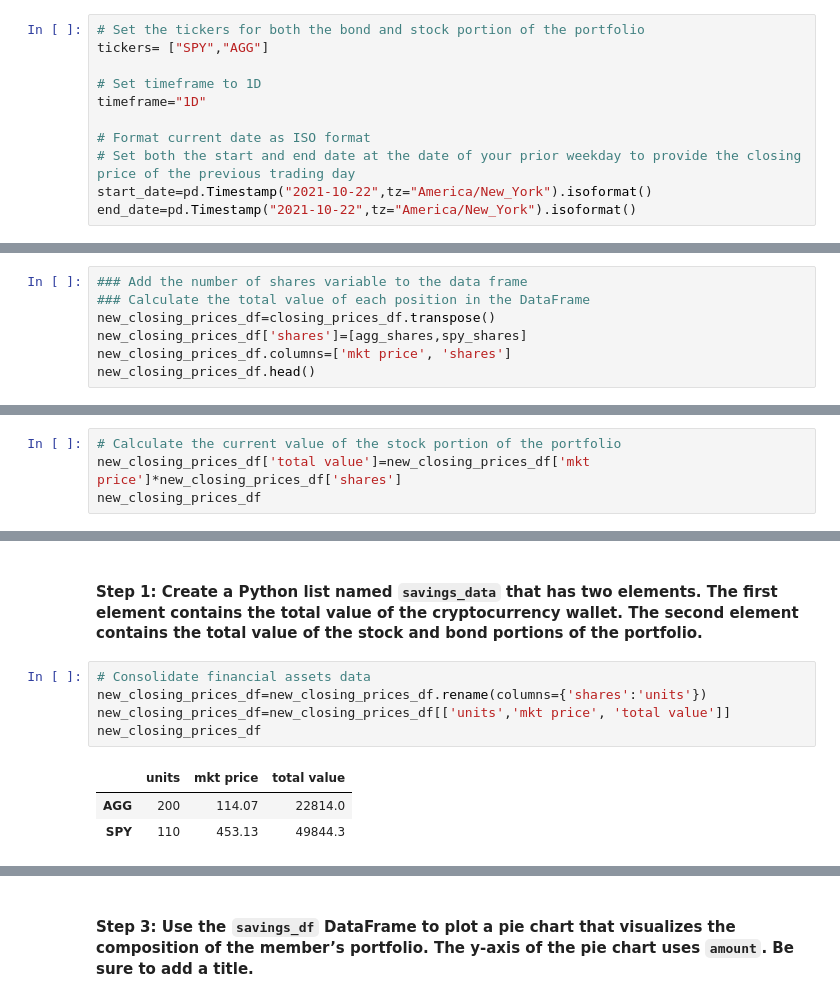
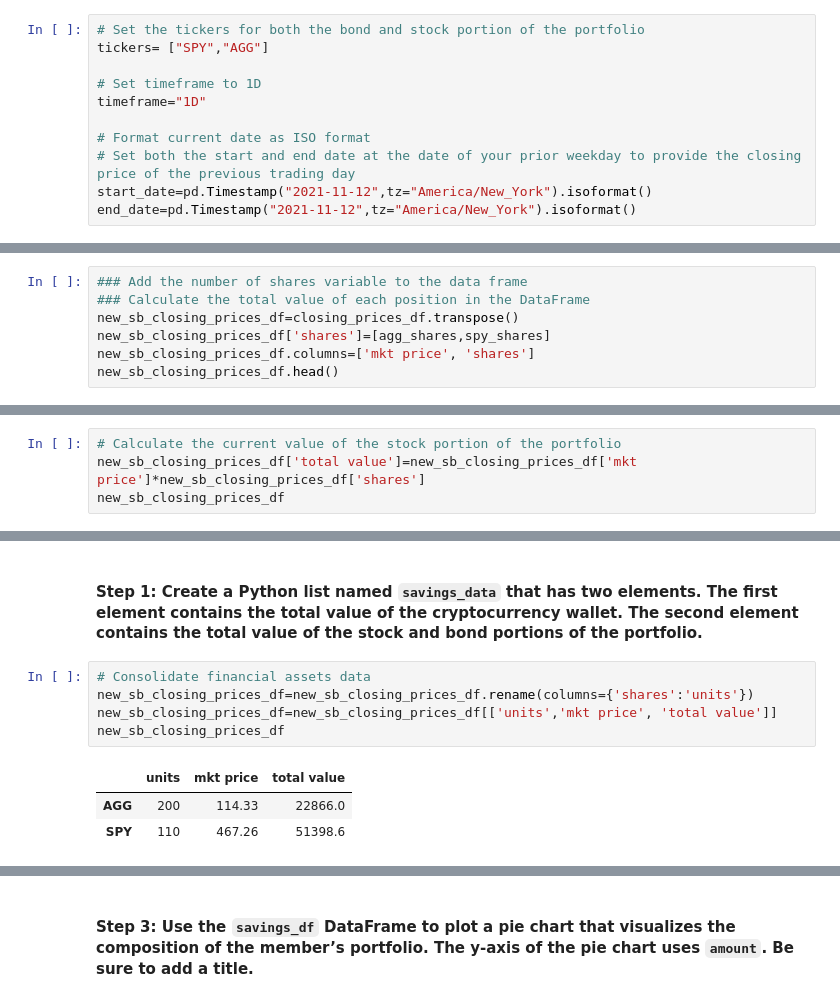
Before and after one commit to anythingelse-sf/monte_carlo_forecast, a Jupyter notebook: financial_planning_tools.ipynb, the cells around one changed output, grey strips where cells are left out. Cells and saved outputs as stored; diff of their text form.

```diff
--- a/financial_planning_tools.ipynb
+++ b/financial_planning_tools.ipynb
@@ -183,6 +180,6 @@ timeframe="1D"
 
 # Format current date as ISO format
 # Set both the start and end date at the date of your prior weekday to provide the closing price of the previous trading day
-start_date=pd.Timestamp("2021-10-22",tz="America/New_York").isoformat()
-end_date=pd.Timestamp("2021-10-22",tz="America/New_York").isoformat()
+start_date=pd.Timestamp("2021-11-12",tz="America/New_York").isoformat()
+end_date=pd.Timestamp("2021-11-12",tz="America/New_York").isoformat()
 # %% [markdown]
@@ -228,9 +223,9 @@ closing_prices_df.head()
 # %%
 ### Add the number of shares variable to the data frame
 ### Calculate the total value of each position in the DataFrame
-new_closing_prices_df=closing_prices_df.transpose()
-new_closing_prices_df['shares']=[agg_shares,spy_shares]
-new_closing_prices_df.columns=['mkt price', 'shares']
-new_closing_prices_df.head()
+new_sb_closing_prices_df=closing_prices_df.transpose()
+new_sb_closing_prices_df['shares']=[agg_shares,spy_shares]
+new_sb_closing_prices_df.columns=['mkt price', 'shares']
+new_sb_closing_prices_df.head()
 # %% [output]
 |  | mkt price | shares |
@@ -239,6 +234,6 @@ new_closing_prices_df.head()
 # %%
 # Calculate the current value of the stock portion of the portfolio
-new_closing_prices_df['total value']=new_closing_prices_df['mkt price']*new_closing_prices_df['shares']
-new_closing_prices_df
+new_sb_closing_prices_df['total value']=new_sb_closing_prices_df['mkt price']*new_sb_closing_prices_df['shares']
+new_sb_closing_prices_df
 # %% [output]
 |  | mkt price | shares | total value |
@@ -269,13 +264,13 @@ portfolio
 #### Step 1: Create a Python list named `savings_data` that has two elements. The first element contains the total value of the cryptocurrency wallet. The second element contains the total value of the stock and bond portions of the portfolio.
 # %%
 # Consolidate financial assets data
-new_closing_prices_df=new_closing_prices_df.rename(columns={'shares':'units'})
-new_closing_prices_df=new_closing_prices_df[['units','mkt price', 'total value']]
-new_closing_prices_df
+new_sb_closing_prices_df=new_sb_closing_prices_df.rename(columns={'shares':'units'})
+new_sb_closing_prices_df=new_sb_closing_prices_df[['units','mkt price', 'total value']]
+new_sb_closing_prices_df
 # %% [output]
 |  | units | mkt price | total value |
-| AGG | 200 | 114.07 | 22814.0 |
-| SPY | 110 | 453.13 | 49844.3 |
+| AGG | 200 | 114.33 | 22866.0 |
+| SPY | 110 | 467.26 | 51398.6 |
 # %%
 # Review the Python list savings_data
 crypto_value=crypto_value.rename(columns={'coins':'units', 'curr_mkt_price':'mkt price'})
```
Also changed, not shown: parts of 61 cells of this notebook, 3 other files.
